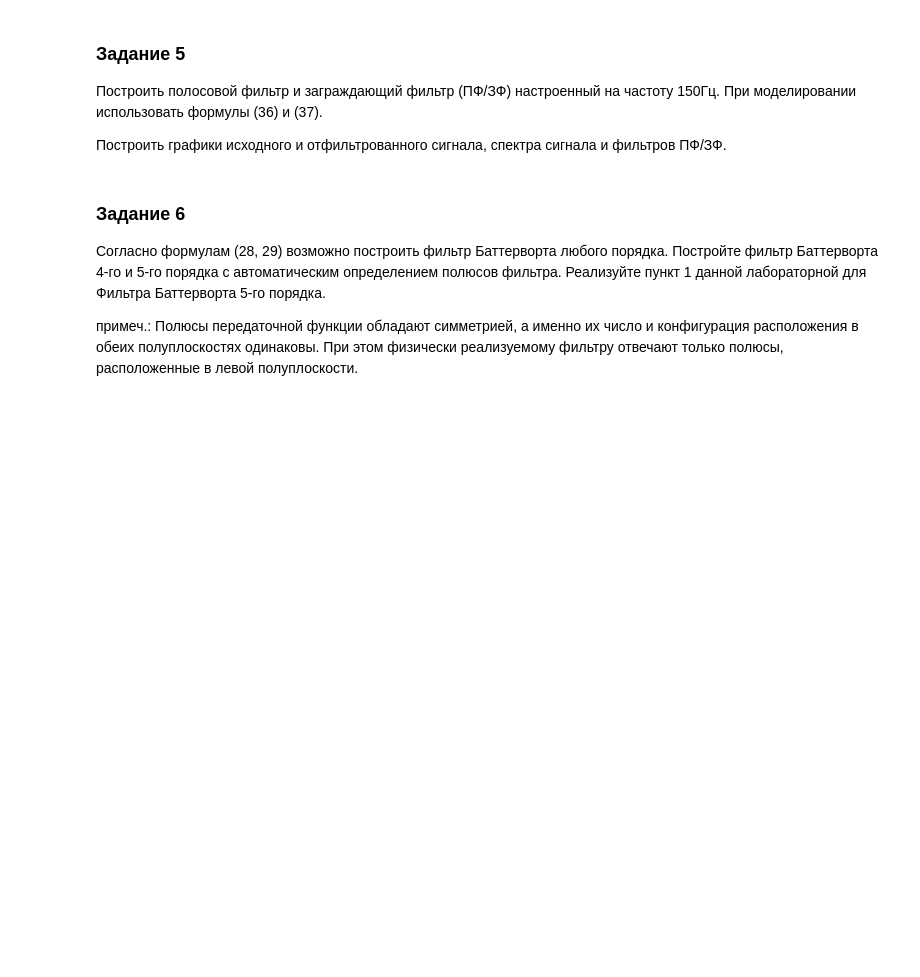
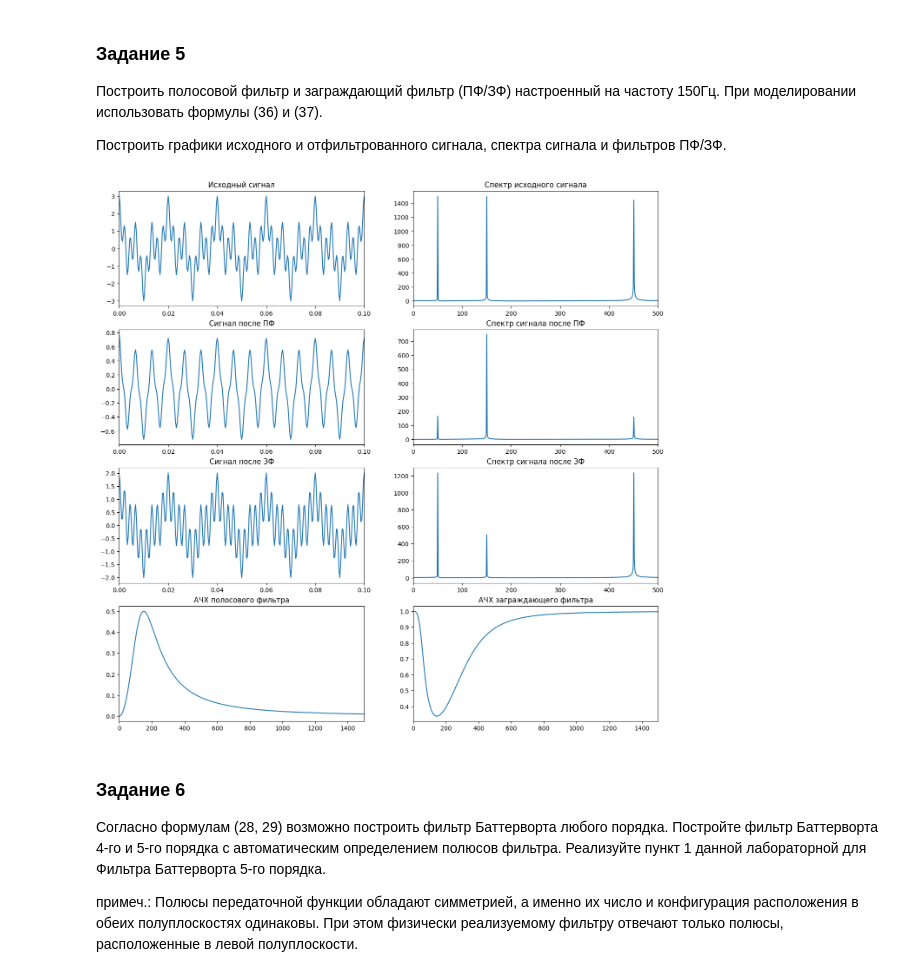
Before and after one commit to VadimAndreich/Signals, a Jupyter notebook: Labs/3/lab3.ipynb, the cells around one changed output. Drawn from its saved outputs; the diff is of its cells as text; code cells hidden in the pictures; blank space fills up the shorter version.

```diff
--- a/Labs/3/lab3.ipynb
+++ b/Labs/3/lab3.ipynb
@@ -189,6 +189,80 @@ plt.show()
 
 Построить графики исходного и отфильтрованного сигнала, спектра сигнала и фильтров
 ПФ/ЗФ.
+# %%
+def bandpass_filter(signal_frequency, cutoff_frequency):
+    omega_1 = signal_frequency / cutoff_frequency
+    omega_2 = cutoff_frequency / (signal_frequency + 0.000001)
+
+    transmission_coefficient = 1 / (-(omega_1**2) + 1j * np.sqrt(2) * omega_1 + 1)
+    transmission_coefficient *= 1 / (-(omega_2**2) + 1j * np.sqrt(2) * omega_2 + 1)
+
+    # return butterworth_low(signal_frequency, cutoff_frequency) * butterworth_high(signal_frequency, cutoff_frequency)
+    return transmission_coefficient
+
+
+def blocking_filter(signal_frequency, cutoff_frequency):
+    omega_1 = signal_frequency / (cutoff_frequency - 90)
+    omega_2 = (cutoff_frequency + 200) / (signal_frequency + 0.000001)
+
+    transmission_coefficient = 1 / (-(omega_1**2) + 1j * np.sqrt(2) * omega_1 + 1)
+    transmission_coefficient += 1 / (-(omega_2**2) + 1j * np.sqrt(2) * omega_2 + 1)
+
+    # return butterworth_low(signal_frequency, cutoff_frequency) + butterworth_high(signal_frequency, cutoff_frequency)
+    return transmission_coefficient
+
+
+bandpass_filter_coef = np.abs(bandpass_filter(np.fft.fftfreq(len(x), 1/3000), 150))
+bandpass_filtered_signal = np.fft.ifft(y_fft * bandpass_filter_coef.real)
+
+blocking_filter_coef = np.abs(blocking_filter(np.fft.fftfreq(len(x), 1/3000), 150))
+blocking_filtered_signal = np.fft.ifft(y_fft * blocking_filter_coef.real)
+
+plt.figure(figsize=(16, 20))
+
+plt.subplot(5, 2, 1)
+plt.plot(x, y)
+plt.xlim(0, 0.1)
+plt.title("Исходный сигнал")
+
+plt.subplot(5, 2, 2)
+plt.plot(x_freq, np.abs(y_fft[:len(y_fft)//2]))
+plt.xlim(0, 500)
+plt.title("Спектр исходного сигнала")
+
+plt.subplot(5, 2, 3)
+plt.plot(x, bandpass_filtered_signal.real)
+plt.xlim(0, 0.1)
+plt.title("Сигнал после ПФ")
+
+plt.subplot(5, 2, 4)
+plt.plot(x_freq, np.abs((np.fft.fft(bandpass_filtered_signal))[:len(y_fft)//2]))
+plt.xlim(0, 500)
+plt.title("Спектр сигнала после ПФ")
+
+plt.subplot(5, 2, 5)
+plt.plot(x, blocking_filtered_signal.real)
+plt.xlim(0, 0.1)
+plt.title("Сигнал после ЗФ")
+
+plt.subplot(5, 2, 6)
+plt.plot(x_freq, np.abs((np.fft.fft(blocking_filtered_signal))[:len(y_fft)//2]))
+plt.xlim(0, 500)
+plt.title("Спектр сигнала после ЗФ")
+
+plt.subplot(5, 2, 7)
+plt.plot(x_freq, bandpass_filter_coef.real[:len(y_fft)//2])
+plt.xlim(0, 1500)
+plt.title("АЧХ полосового фильтра")
+
+plt.subplot(5, 2, 8)
+plt.plot(x_freq, blocking_filter_coef.real[:len(y_fft)//2])
+plt.xlim(0, 1500)
+plt.title("АЧХ заграждающего фильтра")
+
+plt.show()
+# %% [output]
+[figure, added]
 # %% [markdown]
 ### Задание 6
 Согласно формулам (28, 29) возможно построить фильтр Баттерворта любого порядка.
```
Also changed, not shown: parts of 10 cells of this notebook.
